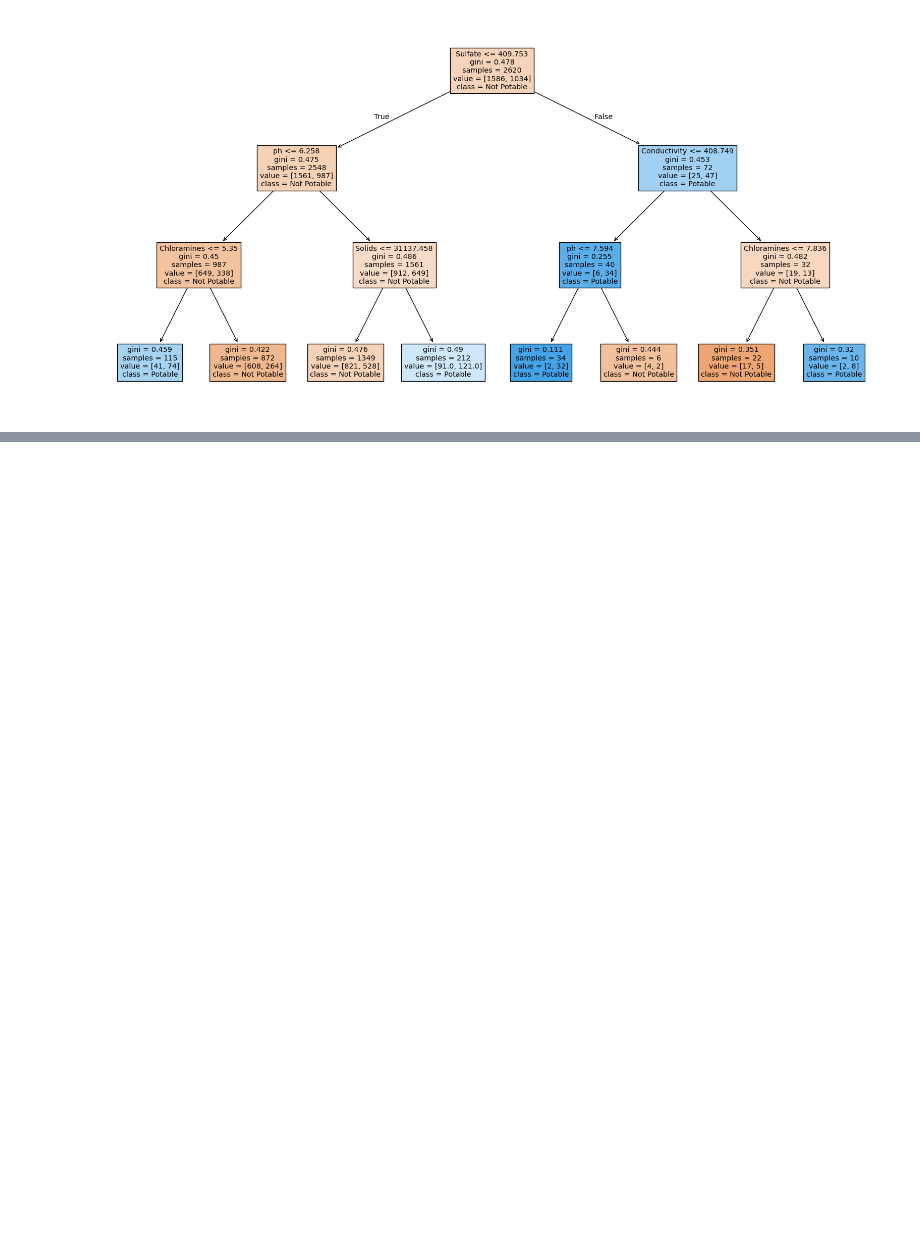
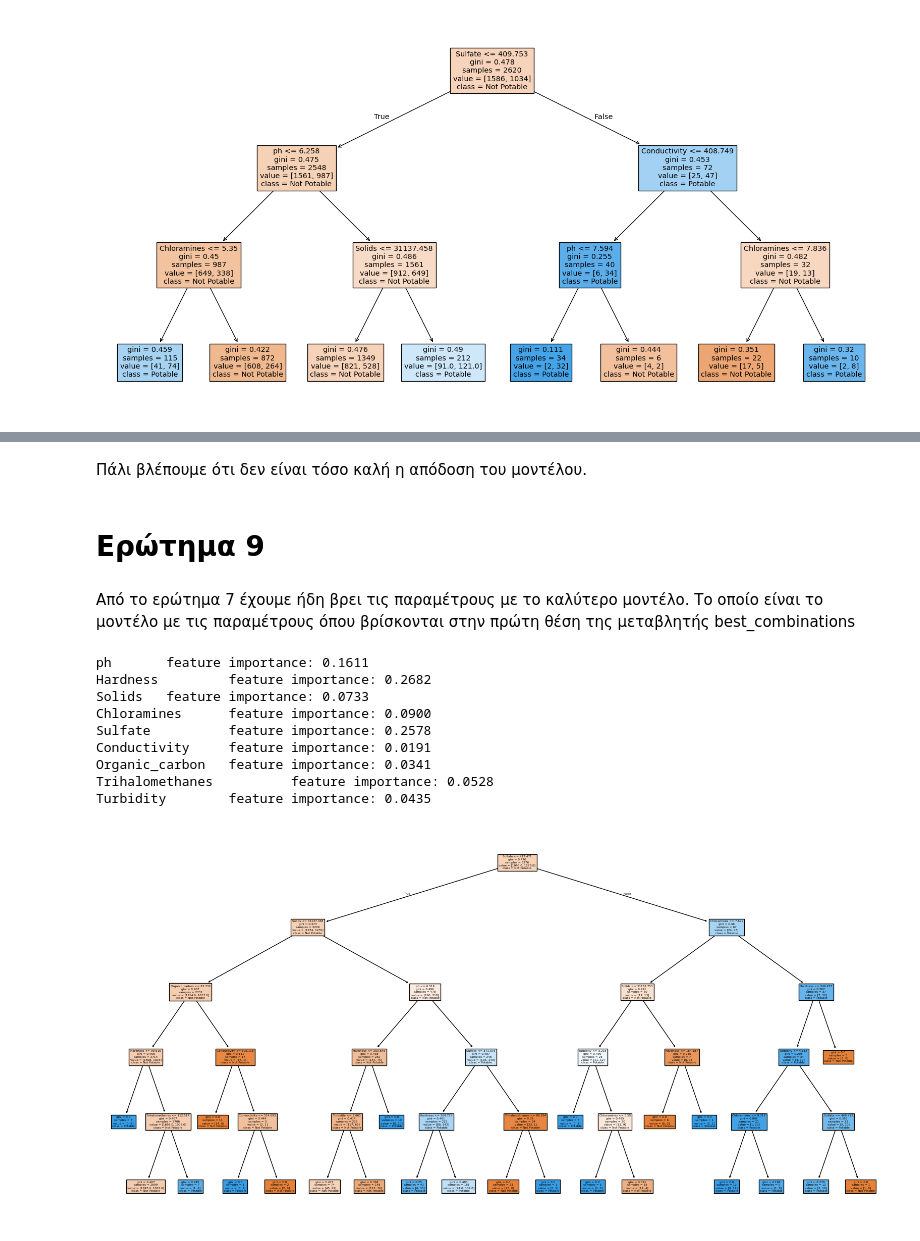
Before and after one commit to markos-merge/machine_learning_assignment_2, a Jupyter notebook: assignment2.ipynb, the cells around one changed output, grey strips where cells are left out. Cells and saved outputs as stored; diff of their text form; code cells hidden in the pictures; blank space fills up the shorter version.

```diff
--- a/assignment2.ipynb
+++ b/assignment2.ipynb
@@ -294,8 +294,8 @@ print("")
 # %%
 max_depth = [3]
 
-best_combinations = constructModelsNGetBestAccuracies( criterion, max_depth, min_samples_split, min_samples_leaf, max_features, cost_complexity_pruning, num_best_combinations= 1 )
-best_max_depth_3_model = getDecisionTreeModel( best_combinations[0][1], best_combinations[0][2], best_combinations[0][3], best_combinations[0][4], best_combinations[0][5], best_combinations[0][6] )
+best_combinations_3_model = constructModelsNGetBestAccuracies( criterion, max_depth, min_samples_split, min_samples_leaf, max_features, cost_complexity_pruning, num_best_combinations= 1 )
+best_max_depth_3_model = getDecisionTreeModel( best_combinations_3_model[0][1], best_combinations_3_model[0][2], best_combinations_3_model[0][3], best_combinations_3_model[0][4], best_combinations_3_model[0][5], best_combinations_3_model[0][6] )
 trained_best_max_depth_3_model = trainDecisionTreeModel( best_max_depth_3_model, x_train, y_train )
 mx_3_model_y_pred = trained_best_max_depth_3_model.predict( x_test )
 mx_3_model_accuracy = accuracy_score( y_test, mx_3_model_y_pred )
@@ -319,24 +319,24 @@ input_above_6_5_below_8_5_mask = ( (df['ph'] >= 6.5) & (df['ph'] <= 8.5) )
 
 df_above_6_5_below_8_5 = df[ input_above_6_5_below_8_5_mask ]
 
-input = df_above_6_5_below_8_5.drop( columns=['Potability'] )
-target = df_above_6_5_below_8_5['Potability']
+input_masked = df_above_6_5_below_8_5.drop( columns=['Potability'] )
+target_masked = df_above_6_5_below_8_5['Potability']
 
-x = input.to_numpy()
-y = target.to_numpy()
-x_train, x_test, y_train, y_test = train_test_split( x, y, test_size=test_size, random_state= seed )
+x_masked = input_masked.to_numpy()
+y_masked = target_masked.to_numpy()
+x_train_masked, x_test_masked, y_train_masked, y_test_masked = train_test_split( x_masked, y_masked, test_size=test_size, random_state= seed )
 
-best_combinations = constructModelsNGetBestAccuracies( criterion, max_depth, min_samples_split, min_samples_leaf, max_features, cost_complexity_pruning, num_best_combinations= 1, x_train = x_train, y_train = y_train, x_test = x_test, y_test = y_test )
-model_above_6_5_below_8_5 = getDecisionTreeModel( best_combinations[0][1], best_combinations[0][2], best_combinations[0][3], best_combinations[0][4], best_combinations[0][5], best_combinations[0][6] )
-trained_model_above_6_5_below_8_5 = trainDecisionTreeModel( model_above_6_5_below_8_5, x_train, y_train )
-y_pred = trained_model_above_6_5_below_8_5.predict( x_test )
-accuracy = accuracy_score( y_test, y_pred )
-y_pred_train = trained_model_above_6_5_below_8_5.predict( x_train )
-accuracy_on_train = accuracy_score( y_train, y_pred_train )
+best_combinations_masked = constructModelsNGetBestAccuracies( criterion, max_depth, min_samples_split, min_samples_leaf, max_features, cost_complexity_pruning, num_best_combinations= 1, x_train = x_train_masked, y_train = y_train_masked, x_test = x_test_masked, y_test = y_test_masked )
+model_above_6_5_below_8_5 = getDecisionTreeModel( best_combinations_masked[0][1], best_combinations_masked[0][2], best_combinations_masked[0][3], best_combinations_masked[0][4], best_combinations_masked[0][5], best_combinations_masked[0][6] )
+trained_model_above_6_5_below_8_5 = trainDecisionTreeModel( model_above_6_5_below_8_5, x_train_masked, y_train_masked )
+y_pred_masked = trained_model_above_6_5_below_8_5.predict( x_test_masked )
+accuracy = accuracy_score( y_test_masked, y_pred_masked )
+y_pred_train_masked = trained_model_above_6_5_below_8_5.predict( x_train_masked )
+accuracy_on_train = accuracy_score( y_train_masked, y_pred_train_masked )
 print( f"Accuracy of best model on samples with 6.5 <= pH <= 8.5: {accuracy:.4f}" )
 print( f"Accuracy of best model on training samples with 6.5 <= pH <= 8.5: {accuracy_on_train:.4f}" )
 plt.figure( figsize=(20,10) )
-tree.plot_tree( model_above_6_5_below_8_5, feature_names = inputs.columns, class_names = ['Not Potable', 'Potable'], filled=True )
+tree.plot_tree( model_above_6_5_below_8_5, feature_names = inputs.columns, class_names = ['Not Potable', 'Potable'], filled = True )
 print("")
 # %% [output]
 Accuracy of best model on samples with 6.5 <= pH <= 8.5: 0.5789
@@ -361 +344,26 @@ Accuracy of best model on training samples with 6.5 <= pH <= 8.5: 0.5895
 [figure]
+# %% [markdown]
+Πάλι βλέπουμε ότι δεν είναι τόσο καλή η απόδοση του μοντέλου.
+# %% [markdown]
+# Ερώτημα 9
+# %% [markdown]
+Από το ερώτημα 7 έχουμε ήδη βρει τις παραμέτρους με το καλύτερο μοντέλο. Το οποίο είναι το μοντέλο με τις παραμέτρους όπου βρίσκονται στην πρώτη θέση της μεταβλητής best_combinations
+# %%
+model = getDecisionTreeModel( best_combinations[0][1], best_combinations[0][2], best_combinations[0][3], best_combinations[0][4], best_combinations[0][5], best_combinations[0][6] )
+model = trainDecisionTreeModel( model, x, y )
+
+plt.figure( figsize=(20,10) )
+tree.plot_tree( model, feature_names = inputs.columns, class_names = ['Not Potable', 'Potable'], filled = True )
+for i in range( len( df.columns ) - 1 ):
+	print( f"{df.columns[i]} \t feature importance: {model.feature_importances_[i]:.4f}" )
+# %% [output]
+ph       feature importance: 0.1611
+Hardness         feature importance: 0.2682
+Solids   feature importance: 0.0733
+Chloramines      feature importance: 0.0900
+Sulfate          feature importance: 0.2578
+Conductivity     feature importance: 0.0191
+Organic_carbon   feature importance: 0.0341
+Trihalomethanes          feature importance: 0.0528
+Turbidity        feature importance: 0.0435
+[figure, added]
```
Also changed, not shown: parts of 9 cells of this notebook.
